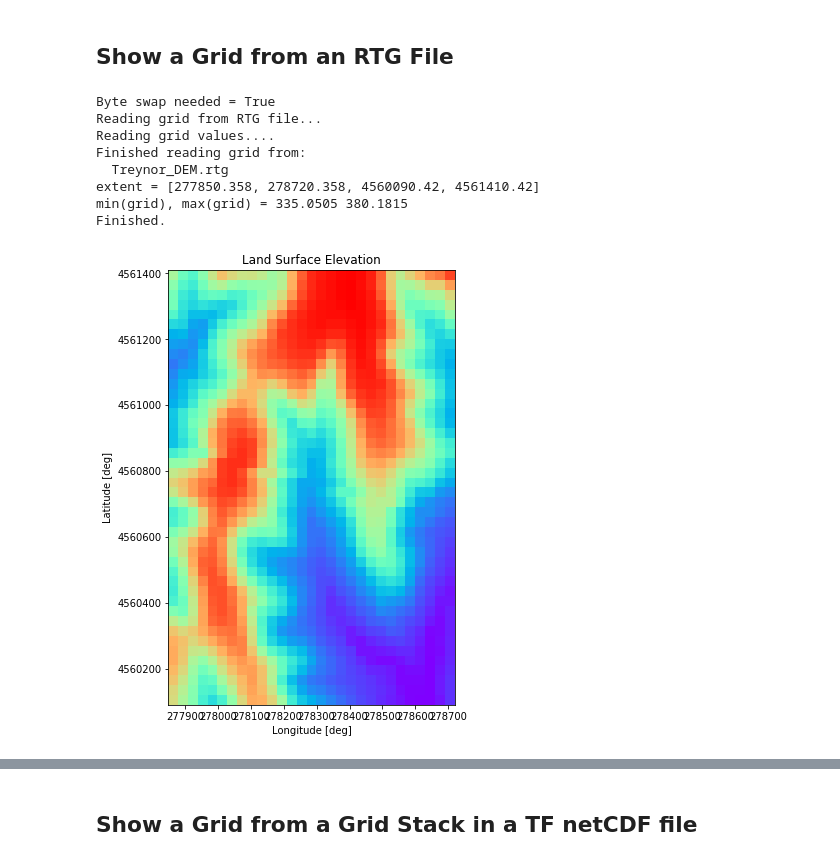
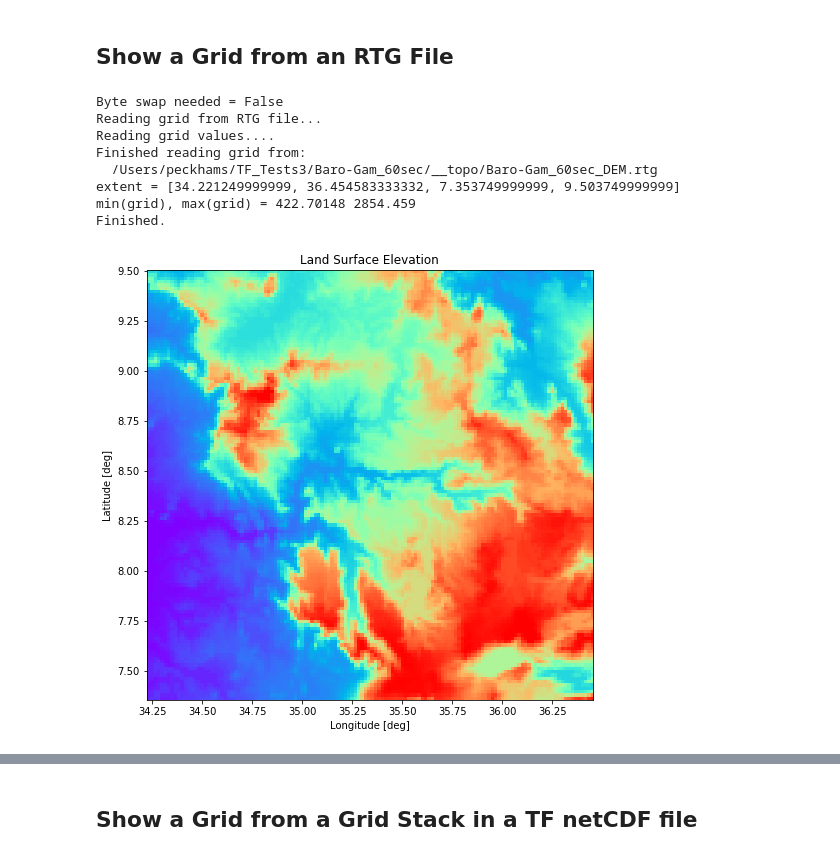
Before and after one commit to peckhams/topoflow36, a Jupyter notebook: TopoFlow_Visualization_v2.ipynb, the cells around one changed output, grey strips where cells are left out. Saved outputs shown, nothing was run; the diff lists cells and outputs as text; code cells hidden in the pictures.

```diff
--- a/TopoFlow_Visualization_v2.ipynb
+++ b/TopoFlow_Visualization_v2.ipynb
@@ -66,34 +67,36 @@ Example:  3D array of subsurface soil moisture (grid + depth). <br>
 
 We assume here that you've already run TopoFlow using the site_prefix, case_prefix, test_dir and output_dir that you provide in the next cell.  So output_dir already exists and contains output to be visualized.
 # %%
-import glob, os, os.path, import shutil
+import glob, os, os.path, shutil
 
 home_dir = os.path.expanduser("~")
-print('Home directory =', home_dir)
+
 
 # Baro River, with mouth near Gambella, Ethiopia
-BARO = False
+BARO = True
 if (BARO):
-    site_prefix = 'Baro_Gam_1min'
-    # case_prefix = 'Test1'
-    case_prefix = 'Test2'
-    test_dir    = home_dir + '/TF_Tests'
+    site_prefix = 'Baro-Gam_60sec'
+    case_prefix = 'Test1'
+    ## case_prefix = 'Test2'
+    test_dir    = home_dir + '/TF_Tests3/'
+    basin_dir   = test_dir + site_prefix + '/'
 
 # Treynor River, in Iowa (part of Nishnabotna R.)
-TREYNOR = True
+TREYNOR = False
 if (TREYNOR):
     site_prefix = 'Treynor'
     case_prefix = 'June_20_67'
     # case_prefix = 'June_07_67'
-    test_dir    = home_dir + '/TF_Output'
+    test_dir    = home_dir + '/TF_Output/'
+    basin_dir   = test_dir + site_prefix + '/'
 
-output_dir = test_dir + '/' + site_prefix
+output_dir = basin_dir    ######
+topo_dir   = basin_dir + '__topo/'
+met_dir    = basin_dir + '__met'
+soil_dir   = basin_dir + '__soil'
+
+print('Home directory   =', home_dir)
+print('Basin directory  =', basin_dir)
 print('Output directory =', output_dir)
 
-# This is now done below as needed
-# png_dir  = output_dir + '/' + 'png_files'
-# png_dir2 = output_dir + '/' + 'png_files2'
-# if not(os.path.exists( png_dir )):    os.mkdir( png_dir)
-# if not(os.path.exists( png_dir2 )):   os.mkdir( png_dir2)
-
-os.chdir( output_dir )
+os.chdir( output_dir )  ##########
@@ -123,33 +130,33 @@ __name__      = topoflow.framework.emeli
 # %%
 ## RTG files are typically in the *input* vs. output directory
 long_name = 'Land Surface Elevation'
-rtg_filename = site_prefix + '_DEM.rtg'
+rtg_filename = topo_dir + site_prefix + '_DEM.rtg'
 rtg = rtg_files.rtg_file()
 OK = rtg.open_file( rtg_filename )
 if not(OK):
     print('Could not open RTG file.')
 print('Byte swap needed =', rtg.byte_swap_needed())
 print('Reading grid from RTG file...')
 grid   = rtg.read_grid( VERBOSE=True )
 extent = rtg.get_bounds()
 # For Treynor, the extent is in UTM eastings and northings
 print('extent =', extent)
 print('min(grid), max(grid) =', grid.min(), grid.max())
 print('Finished.')
 rtg.close_file()
 print()
 
 tfvis.show_grid_as_image( grid, long_name, extent=extent,
                           cmap='rainbow', stretch='hist_equal',
                           # cmap='rainbow', stretch='linear',
                           xsize=8, ysize=8, dpi=None)
 # %% [output]
-Byte swap needed = True
+Byte swap needed = False
 Reading grid from RTG file...
 Reading grid values....
 Finished reading grid from:
-  Treynor_DEM.rtg
-extent = [277850.358, 278720.358, 4560090.42, 4561410.42]
-min(grid), max(grid) = 335.0505 380.1815
+  /Users/peckhams/TF_Tests3/Baro-Gam_60sec/__topo/Baro-Gam_60sec_DEM.rtg
+extent = [34.221249999999, 36.454583333332, 7.353749999999, 9.503749999999]
+min(grid), max(grid) = 422.70148 2854.459
 Finished.
-[figure, old version]
+[figure, new version]
```
Also changed, not shown: parts of 21 cells of this notebook.
